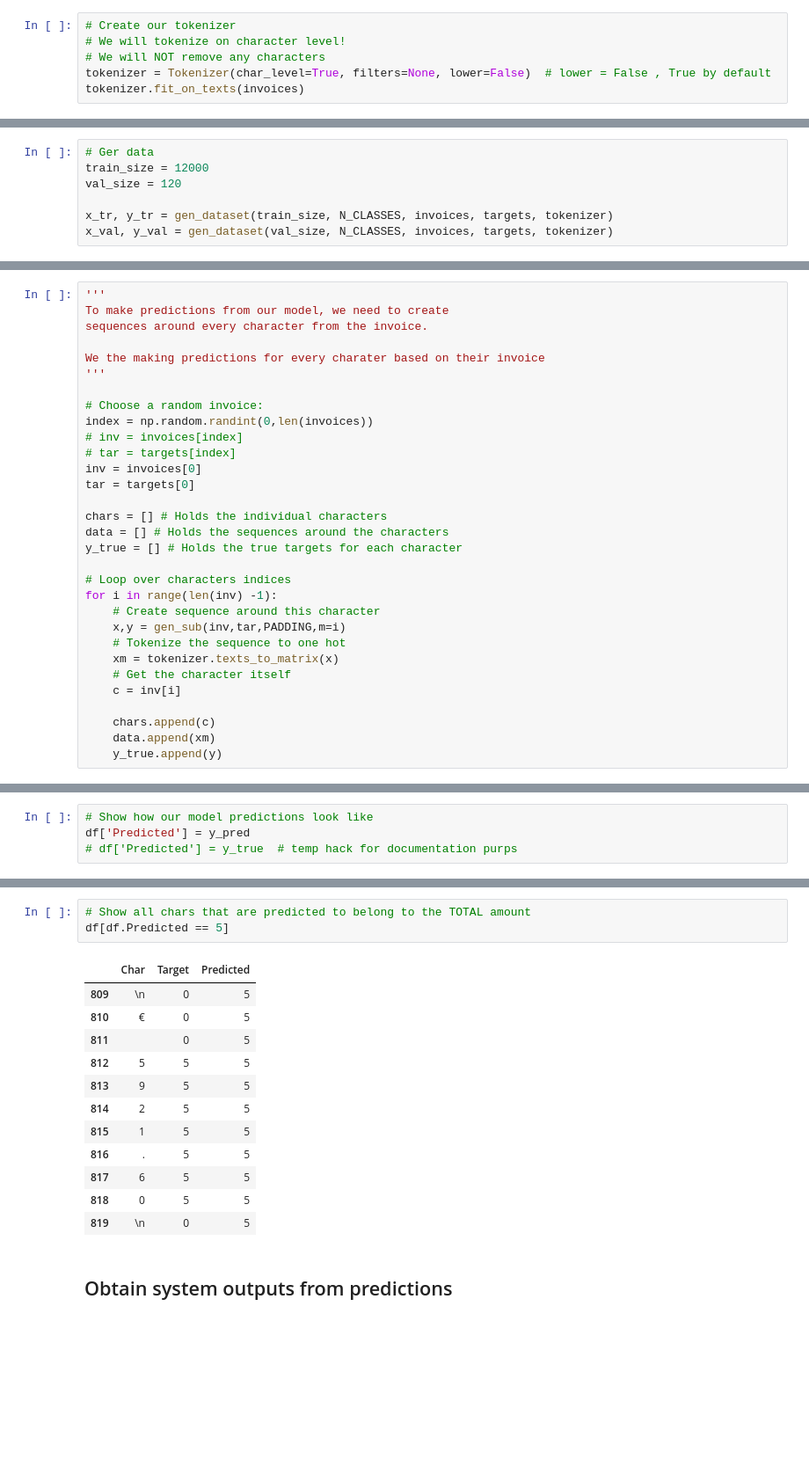
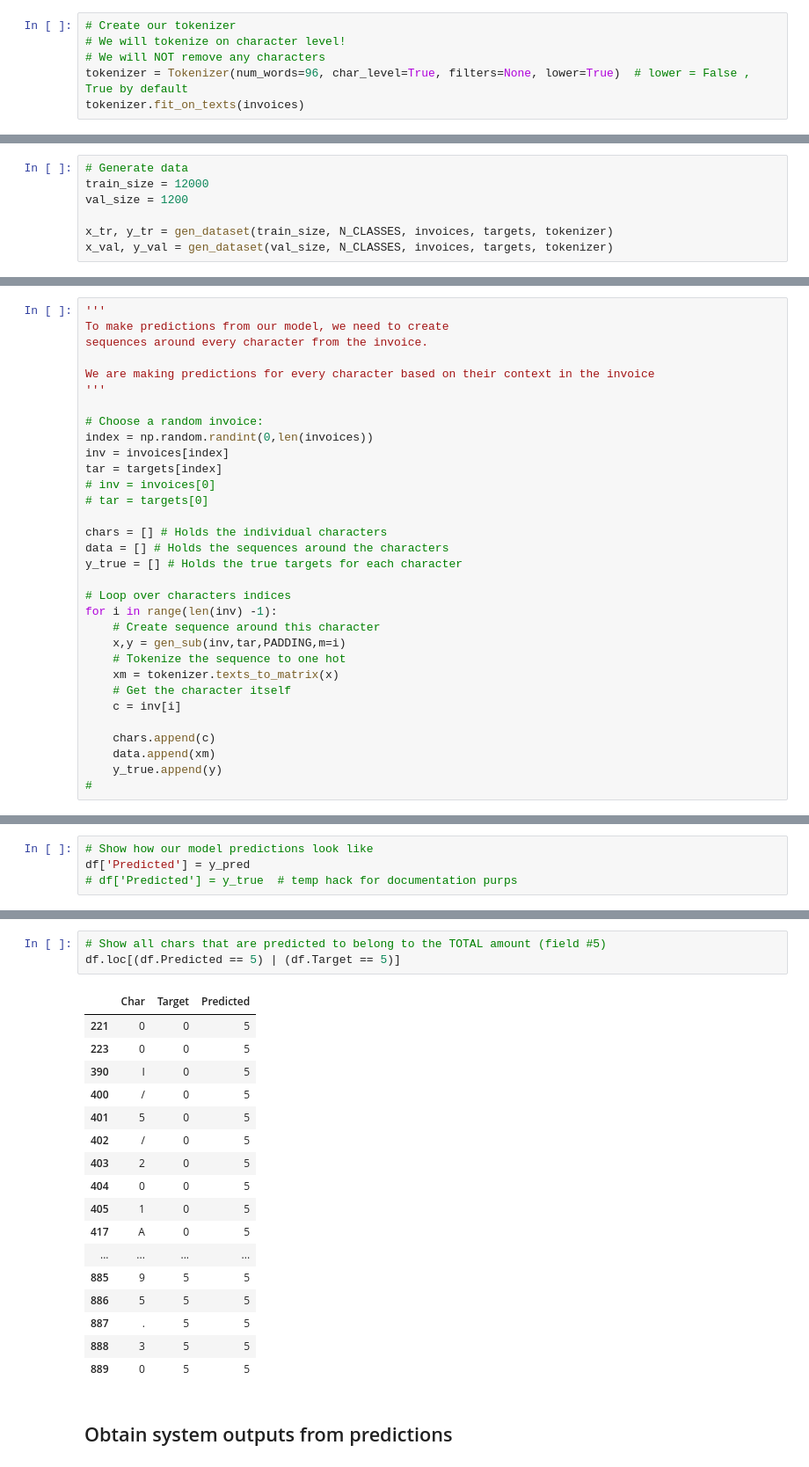
Before and after one commit to sonnguyen478/MLiFC_invoice_classifier, a Jupyter notebook: Jannes_Baseline_Invoices_ToFromDisk.ipynb, the cells around one changed output, grey strips where cells are left out. Shown at 88% size. Saved outputs shown, nothing was run; the diff lists cells and outputs as text; blank space fills up the shorter version.

Commit message:
better notebooks for generating and saving invoices

```diff
--- a/Jannes_Baseline_Invoices_ToFromDisk.ipynb
+++ b/Jannes_Baseline_Invoices_ToFromDisk.ipynb
@@ -185,7 +203,7 @@ for file in glob.glob("{train_dir}*.csv"):
 # Create our tokenizer
 # We will tokenize on character level!
 # We will NOT remove any characters
-tokenizer = Tokenizer(char_level=True, filters=None, lower=False)  # lower = False , True by default
+tokenizer = Tokenizer(num_words=96, char_level=True, filters=None, lower=True)  # lower = False , True by default
 tokenizer.fit_on_texts(invoices)
 # %%
 def gen_sub(inv,tar,pad, m = None):
@@ -323,7 +341,7 @@ print(mysubstring)
 # %%
-# Ger data
+# Generate data
 train_size = 12000
-val_size = 120
+val_size = 1200
 
 x_tr, y_tr = gen_dataset(train_size, N_CLASSES, invoices, targets, tokenizer)
 x_val, y_val = gen_dataset(val_size, N_CLASSES, invoices, targets, tokenizer)
@@ -396,15 +418,15 @@ Epoch 6/6
 To make predictions from our model, we need to create
 sequences around every character from the invoice.
 
-We the making predictions for every charater based on their invoice
+We are making predictions for every character based on their context in the invoice
 '''
 
 # Choose a random invoice:
 index = np.random.randint(0,len(invoices))
-# inv = invoices[index]
-# tar = targets[index]
-inv = invoices[0]
-tar = targets[0]
+inv = invoices[index]
+tar = targets[index]
+# inv = invoices[0]
+# tar = targets[0]
 
 chars = [] # Holds the individual characters
 data = [] # Holds the sequences around the characters
@@ -422,3 +444,4 @@ for i in range(len(inv) -1):
     chars.append(c)
     data.append(xm)
     y_true.append(y)
+#
@@ -461,19 +527,24 @@ df['Predicted'] = y_pred
 # %%
-# Show all chars that are predicted to belong to the TOTAL amount
-df[df.Predicted == 5]
+# Show all chars that are predicted to belong to the TOTAL amount (field #5)
+df.loc[(df.Predicted == 5) | (df.Target == 5)]
 # %% [output]
 |  | Char | Target | Predicted |
-| 809 | \n | 0 | 5 |
-| 810 | € | 0 | 5 |
-| 811 |  | 0 | 5 |
-| 812 | 5 | 5 | 5 |
-| 813 | 9 | 5 | 5 |
-| 814 | 2 | 5 | 5 |
-| 815 | 1 | 5 | 5 |
-| 816 | . | 5 | 5 |
-| 817 | 6 | 5 | 5 |
-| 818 | 0 | 5 | 5 |
-| 819 | \n | 0 | 5 |
+| 221 | 0 | 0 | 5 |
+| 223 | 0 | 0 | 5 |
+| 390 | I | 0 | 5 |
+| 400 | / | 0 | 5 |
+| 401 | 5 | 0 | 5 |
+| 402 | / | 0 | 5 |
+| 403 | 2 | 0 | 5 |
+| 404 | 0 | 0 | 5 |
+| 405 | 1 | 0 | 5 |
+| 417 | A | 0 | 5 |
+| ... | ... | ... | ... |
+| 885 | 9 | 5 | 5 |
+| 886 | 5 | 5 | 5 |
+| 887 | . | 5 | 5 |
+| 888 | 3 | 5 | 5 |
+| 889 | 0 | 5 | 5 |
 # %% [markdown]
 ## Obtain system outputs from predictions
 # %%
```
Also changed, not shown: parts of 26 cells of this notebook, 2 other files.
